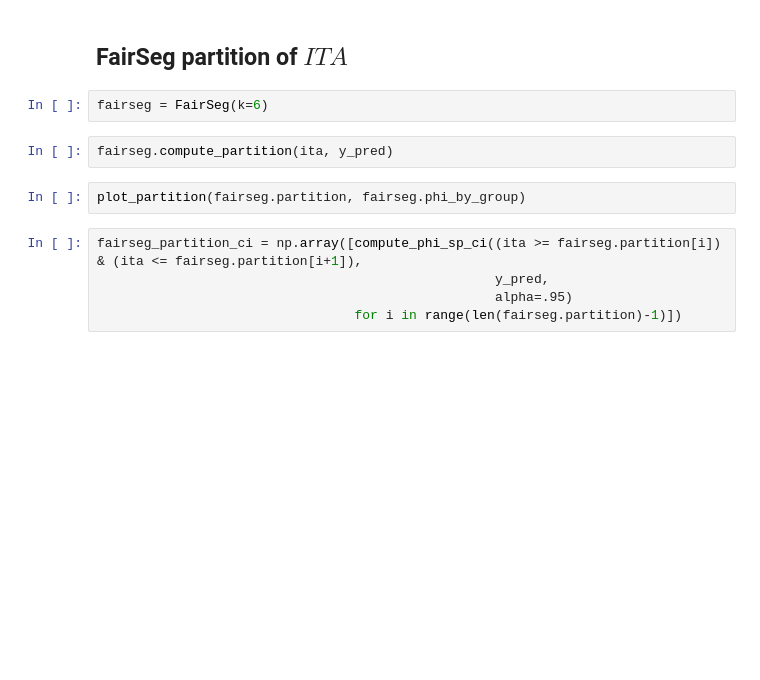
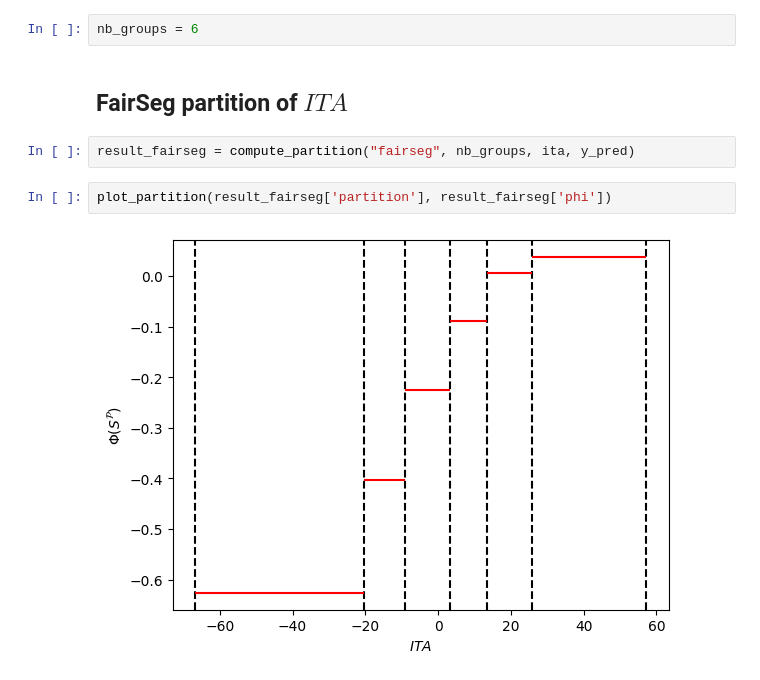
Before and after one commit to artefactory/fair_groups, a Jupyter notebook: notebooks/example_partitions_celeba.ipynb, the cells around one changed output. Cells and saved outputs as stored; diff of their text form; blank space fills up the shorter version.

Commit message:
REFAC: change logic of compute_partition function

```diff
--- a/notebooks/example_partitions_celeba.ipynb
+++ b/notebooks/example_partitions_celeba.ipynb
@@ -20,16 +20,13 @@ df_female = pd.read_csv(os.path.join(data_root, 'df_female.csv'))
 # %%
 ita = df_female['ITA'].values
 y_pred = df_female['y_pred']
+# %%
+nb_groups = 6
 # %% [markdown]
 ## FairSeg partition of $ITA$
-# %%
-fairseg = FairSeg(k=6)
 # %%
-fairseg.compute_partition(ita, y_pred)
+result_fairseg = compute_partition("fairseg", nb_groups, ita, y_pred)
-# %%
-plot_partition(fairseg.partition, fairseg.phi_by_group)
-# %%
-fairseg_partition_ci = np.array([compute_phi_sp_ci((ita >= fairseg.partition[i]) & (ita <= fairseg.partition[i+1]),
-                                                   y_pred,
-                                                   alpha=.95)
-                                 for i in range(len(fairseg.partition)-1)])
+# %%
+plot_partition(result_fairseg['partition'], result_fairseg['phi'])
+# %% [output]
+[figure, added]
```
Also changed, not shown: parts of 8 cells of this notebook, 2 other files.
